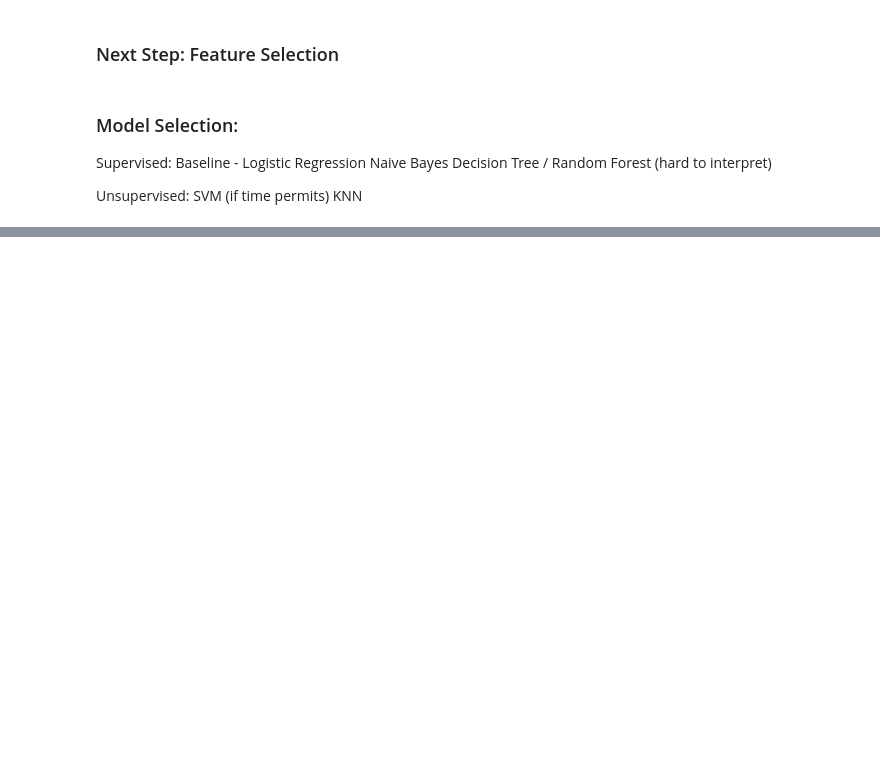
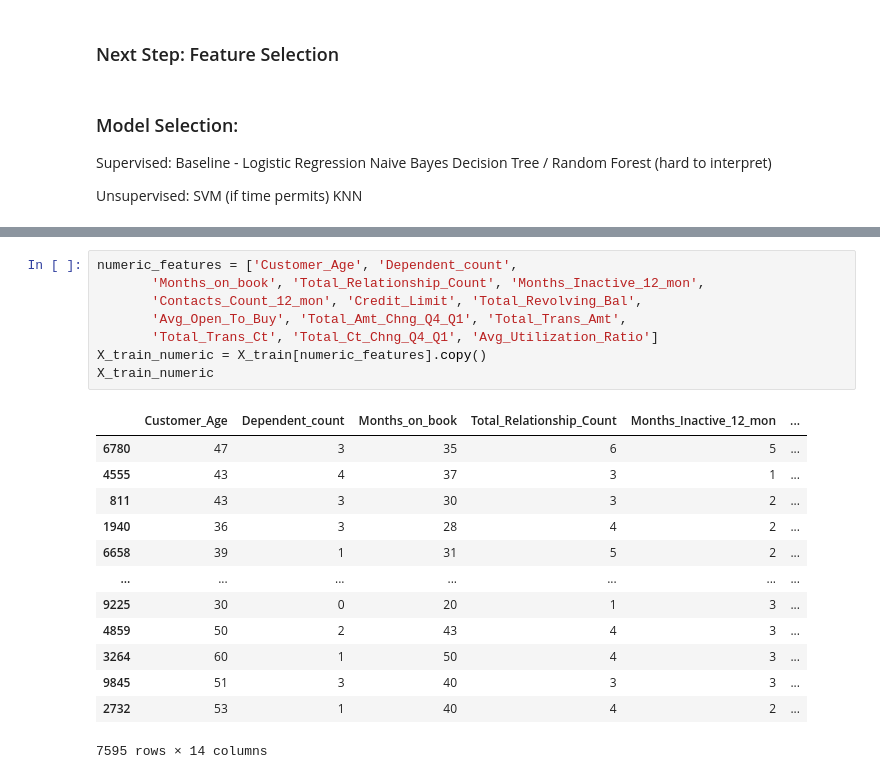
Before and after one commit to andmercado/Capstone-Project-Group-6, a Jupyter notebook: notebooks/eda_sandbox.ipynb, the cells around one changed output, grey strips where cells are left out. Saved outputs shown, nothing was run; the diff lists cells and outputs as text; blank space fills up the shorter version.

```diff
--- a/notebooks/eda_sandbox.ipynb
+++ b/notebooks/eda_sandbox.ipynb
@@ -113,0 +248,22 @@ KNN
+# %%
+numeric_features = ['Customer_Age', 'Dependent_count',
+       'Months_on_book', 'Total_Relationship_Count', 'Months_Inactive_12_mon',
+       'Contacts_Count_12_mon', 'Credit_Limit', 'Total_Revolving_Bal',
+       'Avg_Open_To_Buy', 'Total_Amt_Chng_Q4_Q1', 'Total_Trans_Amt',
+       'Total_Trans_Ct', 'Total_Ct_Chng_Q4_Q1', 'Avg_Utilization_Ratio']
+X_train_numeric = X_train[numeric_features].copy()
+X_train_numeric
+# %% [output]
+|  | Customer_Age | Dependent_count | Months_on_book | Total_Relationship_Count | Months_Inactive_12_mon | ... |
+| 6780 | 47 | 3 | 35 | 6 | 5 | ... |
+| 4555 | 43 | 4 | 37 | 3 | 1 | ... |
+| 811 | 43 | 3 | 30 | 3 | 2 | ... |
+| 1940 | 36 | 3 | 28 | 4 | 2 | ... |
+| 6658 | 39 | 1 | 31 | 5 | 2 | ... |
+| ... | ... | ... | ... | ... | ... | ... |
+| 9225 | 30 | 0 | 20 | 1 | 3 | ... |
+| 4859 | 50 | 2 | 43 | 4 | 3 | ... |
+| 3264 | 60 | 1 | 50 | 4 | 3 | ... |
+| 9845 | 51 | 3 | 40 | 3 | 3 | ... |
+| 2732 | 53 | 1 | 40 | 4 | 2 | ... |
+7595 rows × 14 columns
```
Also changed, not shown: parts of 17 cells of this notebook.
